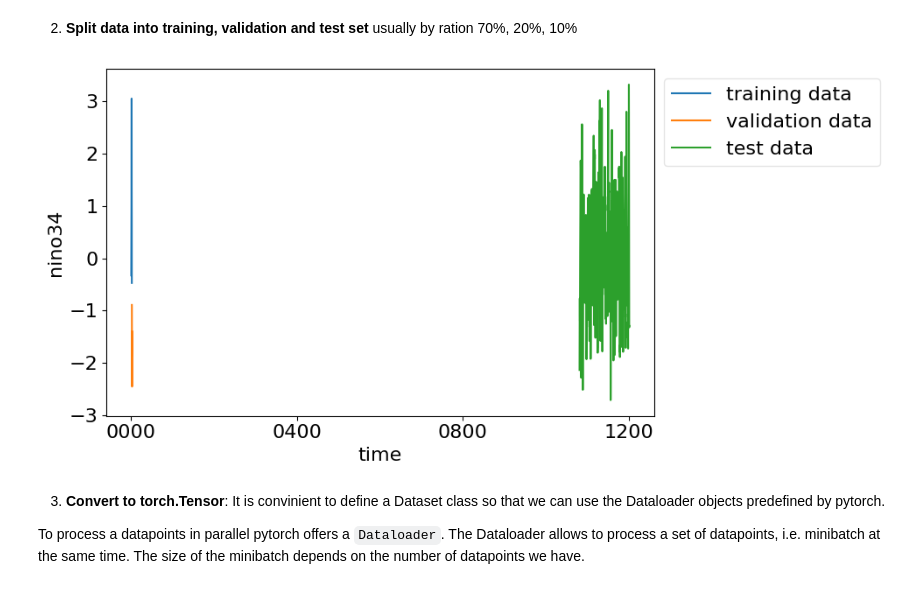
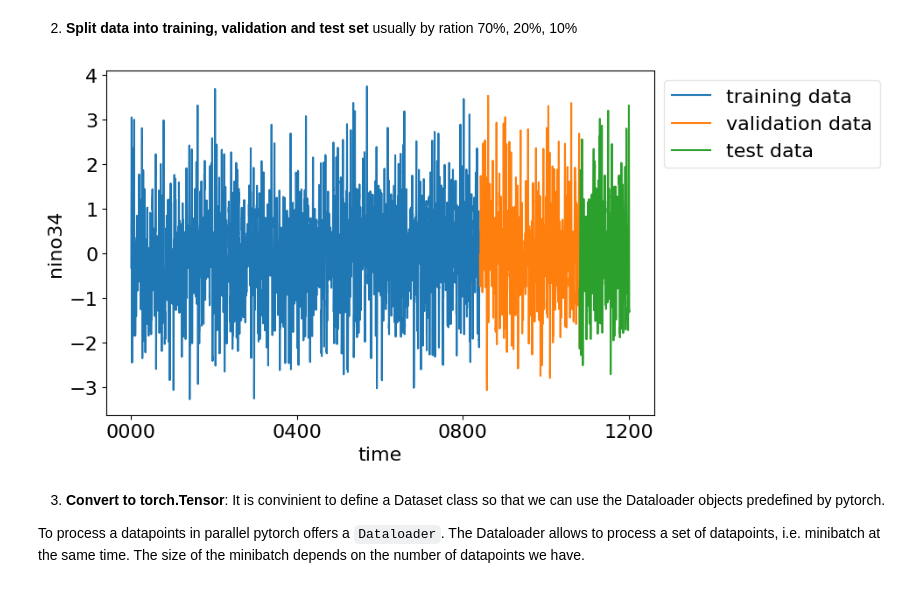
Before and after one commit to jakob-schloer/tutorials, a Jupyter notebook: MLP_timeseries/mlp_film_test.ipynb, the cells around one changed output. Drawn from its saved outputs; the diff is of its cells as text; code cells hidden in the pictures.

```diff
--- a/MLP_timeseries/mlp_film_test.ipynb
+++ b/MLP_timeseries/mlp_film_test.ipynb
@@ -51,18 +51,18 @@ da_norm = (da - data_mean) / data_std
 # %%
 n_train = int(len(da_norm['time']) * 0.7)
 n_val = int(len(da_norm['time']) * 0.2)
-train_data = da_norm[: 18]
-val_data = da_norm[18: 30]
+train_data = da_norm[: n_train]
+val_data = da_norm[n_train: n_train+n_val]
 test_data = da_norm[n_train+n_val: ]
 
 # Plotting
 fig, ax = plt.subplots(figsize=(10,5))
 train_data.plot(ax=ax, label='training data')
 val_data.plot(ax=ax, label='validation data')
 test_data.plot(ax=ax, label='test data')
 _ = ax.legend(bbox_to_anchor=(1,1), loc="upper left")
 # %% [output]
-[figure, old version]
+[figure, new version]
 # %% [markdown]
 3. **Convert to torch.Tensor**: It is convinient to define a Dataset class so that we can use the Dataloader objects predefined by pytorch.
 
```
Also changed, not shown: parts of 12 cells of this notebook.
